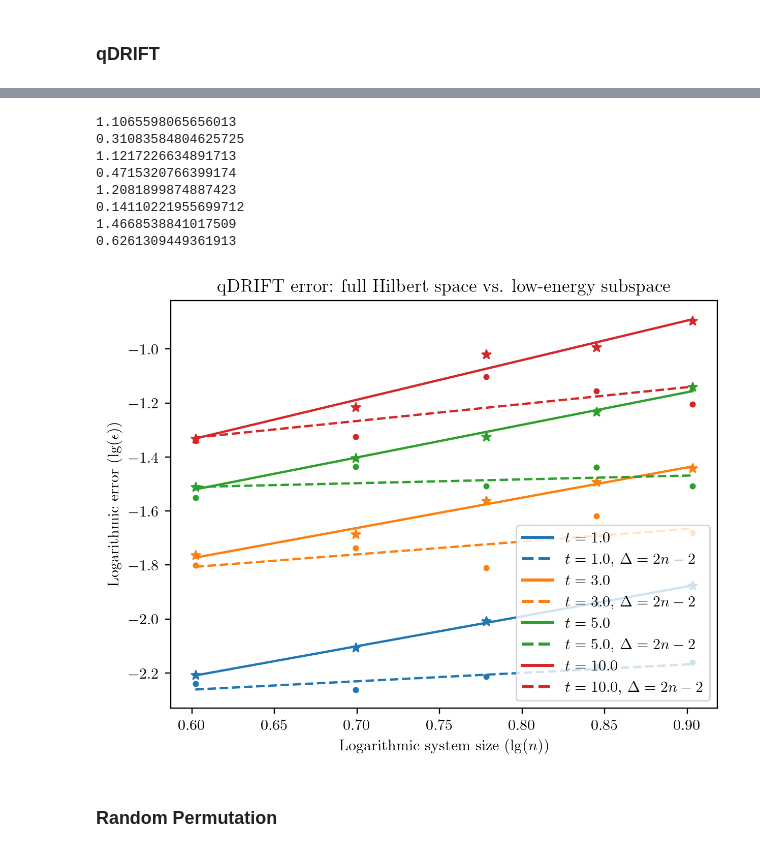
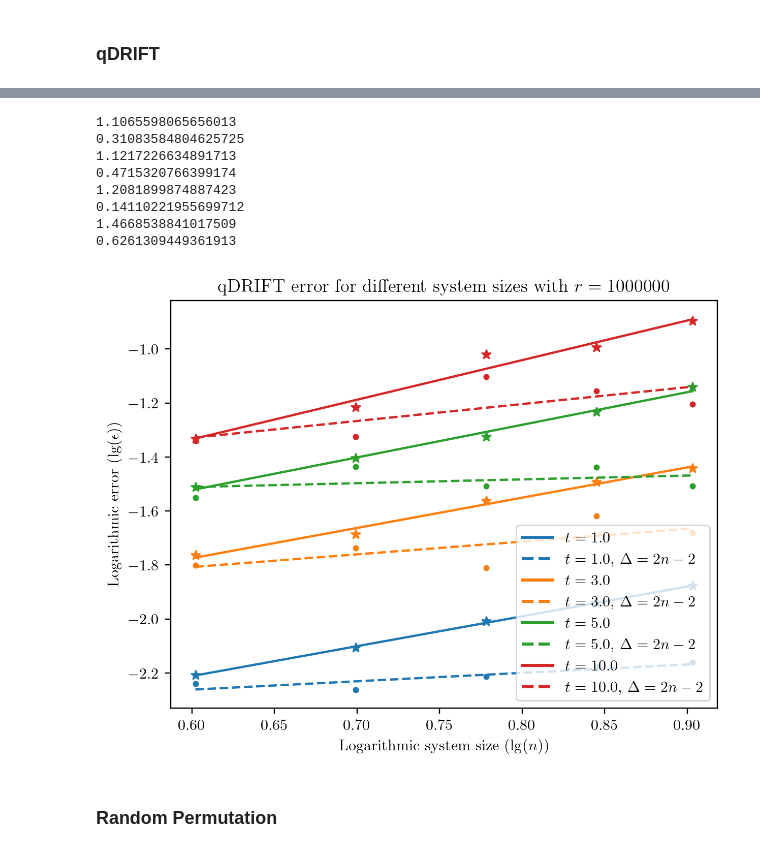
Before and after one commit to Qubit-Fernand/Digital-Quantum-Simulation, a Jupyter notebook: Figure/Plotting.ipynb, the cells around one changed output, grey strips where cells are left out. Saved outputs shown, nothing was run; the diff lists cells and outputs as text; code cells hidden in the pictures.

```diff
--- a/Figure/Plotting.ipynb
+++ b/Figure/Plotting.ipynb
@@ -239,7 +239,7 @@ coefficients_t_10_Delta = np.polyfit(step_number, t_10_Delta, k)
 poly_t_10_Delta = np.poly1d(coefficients_t_10_Delta)
 
 fig, ax = plt.subplots(dpi=217)
-ax.set_title('qDRIFT error: full Hilbert space vs. low-energy subspace')
+ax.set_title('qDRIFT error for different system sizes with $r=1000000$')
 ax.set_xlabel('Logarithmic system size ($\lg(n)$)')
 ax.set_ylabel('Logarithmic error ($\lg(\epsilon)$)')
 
@@ -259,35 +259,35 @@ ax.scatter(step_number, t_5, marker = '*', color = '#2ca02c')
 ax.plot(step_number_new, poly_t_5(step_number_new), color = '#2ca02c', linestyle = '-', label='$t=5.0$')
 
 ax.scatter(step_number, t_5_Delta, marker ='.', color = '#2ca02c')
 ax.plot(step_number_new, poly_t_5_Delta(step_number_new), color = '#2ca02c', linestyle = '--', label='$t=5.0$, $\Delta = 2n-2$')
 
 ax.scatter(step_number, t_10, marker = '*', color = '#d62728')
 ax.plot(step_number_new, poly_t_10(step_number_new), color = '#d62728', linestyle = '-', label='$t=10.0$')
 
 ax.scatter(step_number, t_10_Delta, marker ='.', color = '#d62728')
 ax.plot(step_number_new, poly_t_10_Delta(step_number_new), color = '#d62728', linestyle = '--', label='$t=10.0$, $\Delta = 2n-2$')
 ax.legend(handler_map={plt.Line2D: ColorLineStyleHandler()})
 
 print(poly_t_1[1])
 print(poly_t_1_Delta[1])
 print(poly_t_3[1])
 print(poly_t_3_Delta[1])
 print(poly_t_5[1])
 print(poly_t_5_Delta[1])
 print(poly_t_10[1])
 print(poly_t_10_Delta[1])
 
-# fig.savefig('qDRIFT-n.pdf', dpi=600, format='pdf')
+fig.savefig('qDRIFT-n.pdf', dpi=600, format='pdf')
 # %% [output]
 1.1065598065656013
 0.31083584804625725
 1.1217226634891713
 0.4715320766399174
 1.2081899874887423
 0.14110221955699712
 1.4668538841017509
 0.6261309449361913
-[figure, old version]
+[figure, new version]
 # %% [markdown]
 ### Random Permutation
 # %%
```
Also changed, not shown: parts of 3 cells of this notebook, 8 other files.
